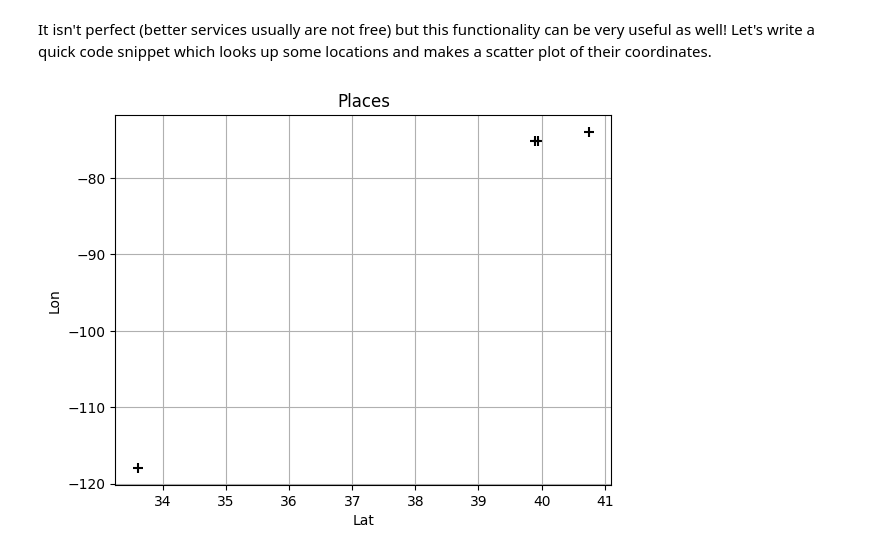
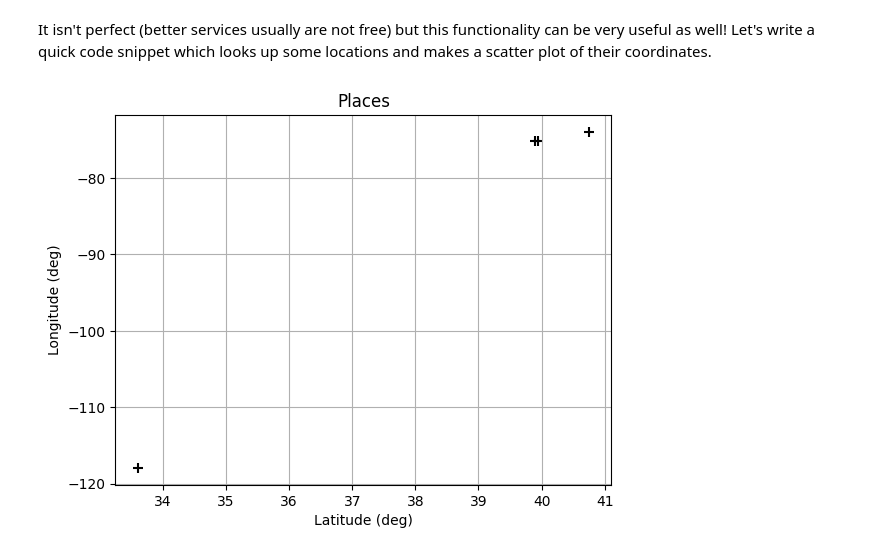
Before and after one commit to ruc-data-viz/2024-spring-class-08, a Jupyter notebook: notebooks/notebook_01_geographic_data_tools.ipynb, the cells around one changed output. Saved outputs shown, nothing was run; the diff lists cells and outputs as text; code cells hidden in the pictures.

```diff
--- a/notebooks/notebook_01_geographic_data_tools.ipynb
+++ b/notebooks/notebook_01_geographic_data_tools.ipynb
@@ -149,35 +155,32 @@ The Versailles, 1530, Locust Street, Rittenhouse Square, Center City, Philadelph
 # %% [markdown]
 It isn't perfect (better services usually are not free) but this functionality can be very useful as well! Let's write a quick code snippet which looks up some locations and makes a scatter plot of their coordinates.
 # %%
-import matplotlib.pyplot as plt
-
 place_strings = [
     "Rutgers Camden",
     "Empire State Building",
     "Lincoln Financial Field",
     "Newport Pier",
 ]
 
 places_df = pd.DataFrame({"place": place_strings})
 
 
 def lookup_place(place_string):
     location = geolocator.geocode(place_string)
     return location.address, location.latitude, location.longitude
 
 
 places_df["address"], places_df["latitude"], places_df["longitude"] = zip(
     *places_df["place"].apply(lookup_place)
 )
 
 ax = places_df.plot.scatter(
     x="latitude", y="longitude", color="k", s=50, marker="+"
 )
 ax.set_title("Places")
-ax.set_xlabel("Lat")
-ax.set_ylabel("Lon")
+ax.set_xlabel("Latitude (deg)")
+ax.set_ylabel("Longitude (deg)")
 ax.grid(True)
-
 plt.show()
 # %% [output]
-[figure, old version]
+[figure, new version]
```
Also changed, not shown: parts of 25 cells of this notebook, 1 other file.
